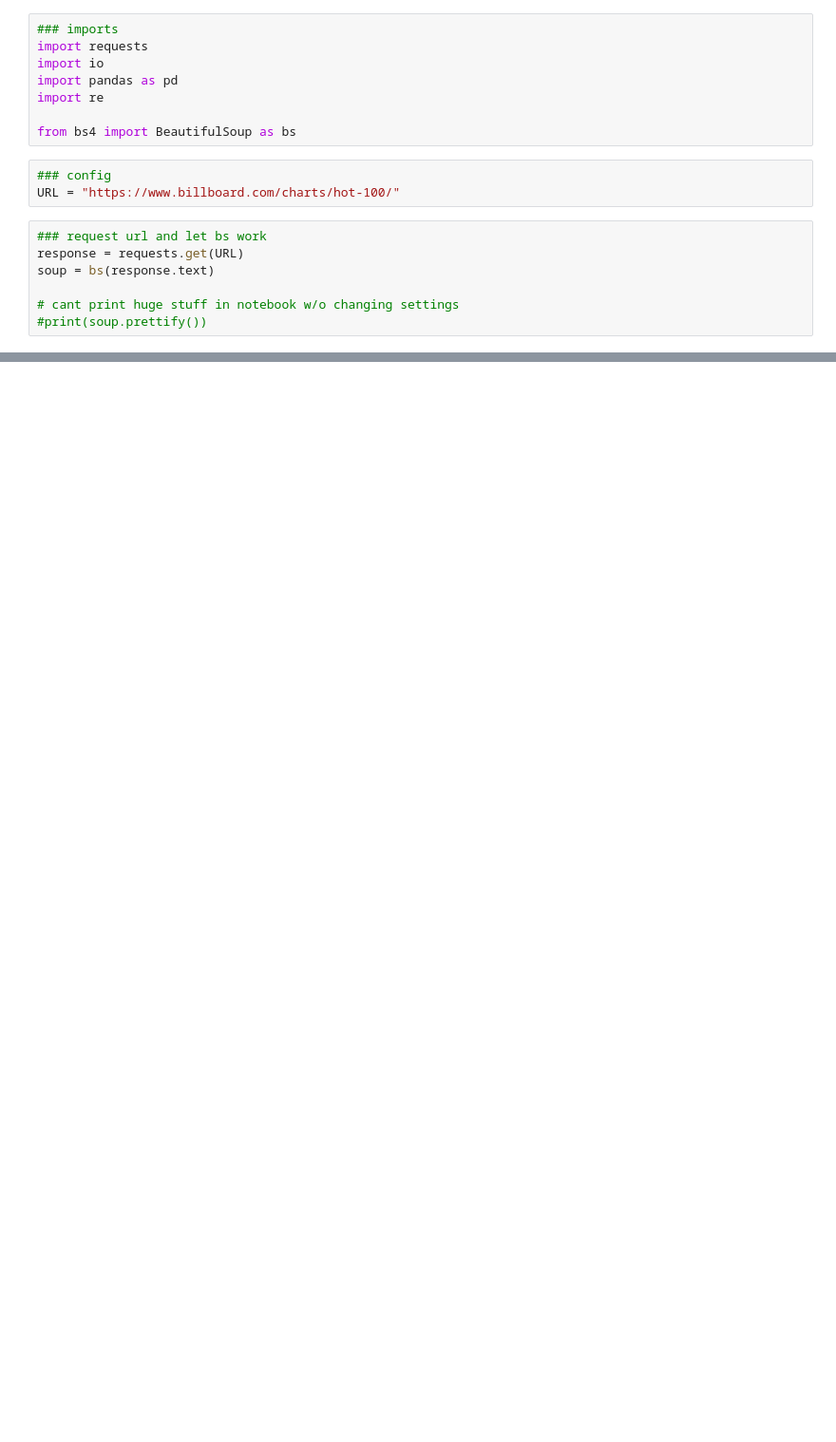
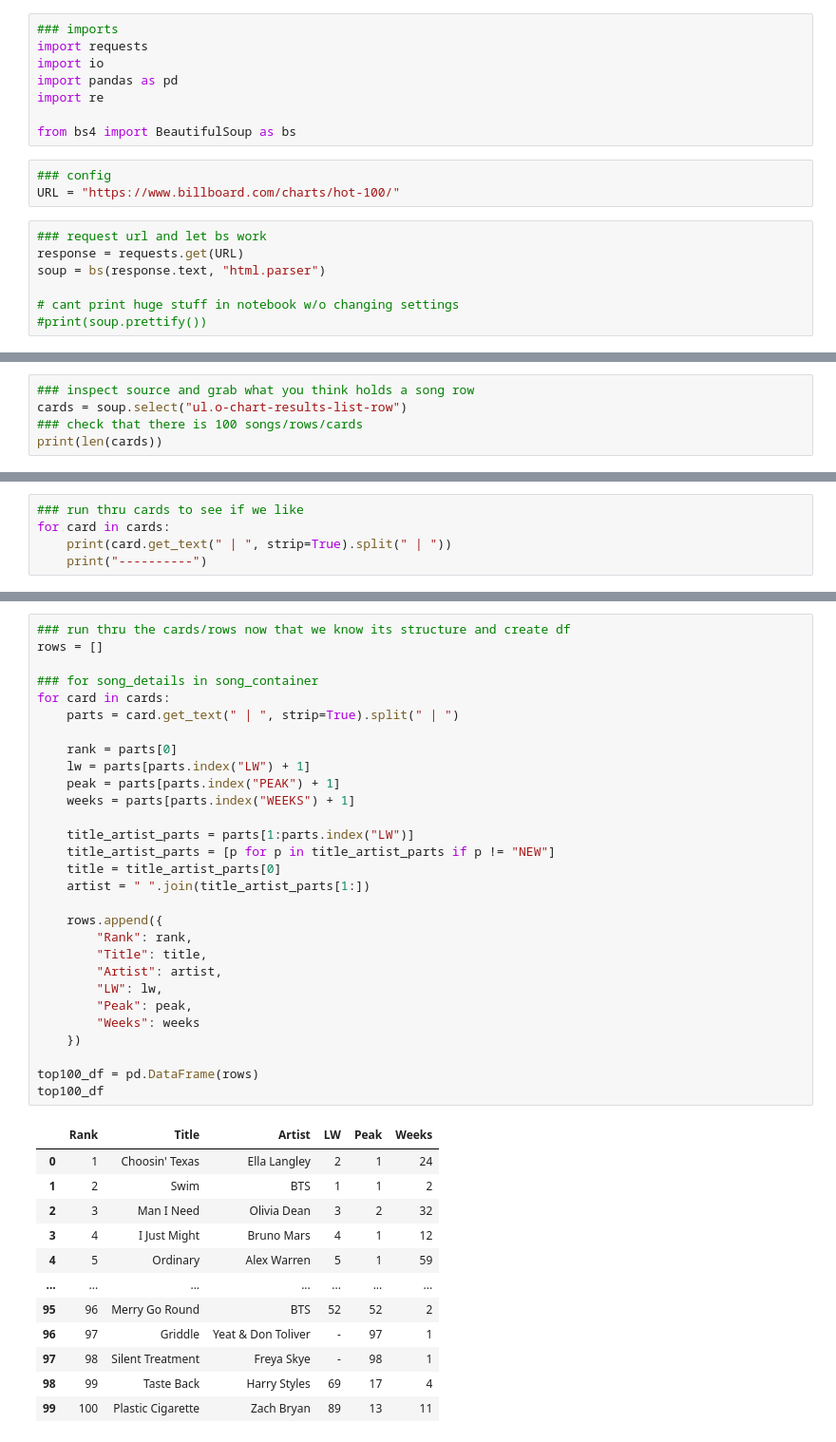
Before and after one commit to NewForce-Data-Cohort-12/web-scraping-jcoolip, a Jupyter notebook: billboard_bonus.ipynb, the cells around one changed output, grey strips where cells are left out. Shown at 95% size. Saved outputs shown, nothing was run; the diff lists cells and outputs as text; blank space fills up the shorter version.

```diff
--- a/billboard_bonus.ipynb
+++ b/billboard_bonus.ipynb
@@ -12,7 +14,7 @@ URL = "https://www.billboard.com/charts/hot-100/"
 # %%
 ### request url and let bs work
 response = requests.get(URL)
-soup = bs(response.text)
+soup = bs(response.text, "html.parser")
 
 # cant print huge stuff in notebook w/o changing settings
 #print(soup.prettify())
@@ -36,0 +21,5 @@ no_1_song
+# %%
+### inspect source and grab what you think holds a song row
+cards = soup.select("ul.o-chart-results-list-row")
+### check that there is 100 songs/rows/cards
+print(len(cards))
@@ -36,0 +28,5 @@ no_1_song
+# %%
+### run thru cards to see if we like
+for card in cards:
+    print(card.get_text(" | ", strip=True).split(" | "))
+    print("----------")
@@ -36,0 +51,42 @@ no_1_song
+# %%
+### run thru the cards/rows now that we know its structure and create df
+rows = []
+
+### for song_details in song_container
+for card in cards:
+    parts = card.get_text(" | ", strip=True).split(" | ")
+
+    rank = parts[0]
+    lw = parts[parts.index("LW") + 1]
+    peak = parts[parts.index("PEAK") + 1]
+    weeks = parts[parts.index("WEEKS") + 1]
+
+    title_artist_parts = parts[1:parts.index("LW")]
+    title_artist_parts = [p for p in title_artist_parts if p != "NEW"]
+    title = title_artist_parts[0]
+    artist = " ".join(title_artist_parts[1:])
+
+    rows.append({
+        "Rank": rank,
+        "Title": title,
+        "Artist": artist,
+        "LW": lw,
+        "Peak": peak,
+        "Weeks": weeks
+    })
+
+top100_df = pd.DataFrame(rows)
+top100_df
+# %% [output]
+|  | Rank | Title | Artist | LW | Peak | Weeks |
+| 0 | 1 | Choosin' Texas | Ella Langley | 2 | 1 | 24 |
+| 1 | 2 | Swim | BTS | 1 | 1 | 2 |
+| 2 | 3 | Man I Need | Olivia Dean | 3 | 2 | 32 |
+| 3 | 4 | I Just Might | Bruno Mars | 4 | 1 | 12 |
+| 4 | 5 | Ordinary | Alex Warren | 5 | 1 | 59 |
+| ... | ... | ... | ... | ... | ... | ... |
+| 95 | 96 | Merry Go Round | BTS | 52 | 52 | 2 |
+| 96 | 97 | Griddle | Yeat & Don Toliver | - | 97 | 1 |
+| 97 | 98 | Silent Treatment | Freya Skye | - | 98 | 1 |
+| 98 | 99 | Taste Back | Harry Styles | 69 | 17 | 4 |
+| 99 | 100 | Plastic Cigarette | Zach Bryan | 89 | 13 | 11 |
```
Also changed, not shown: parts of 26 cells of this notebook, 1 other file.
